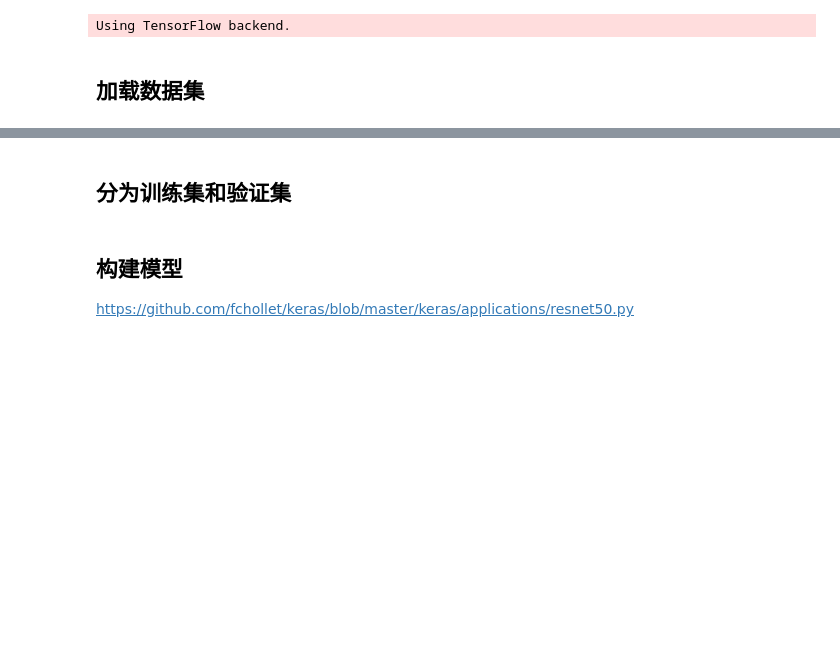
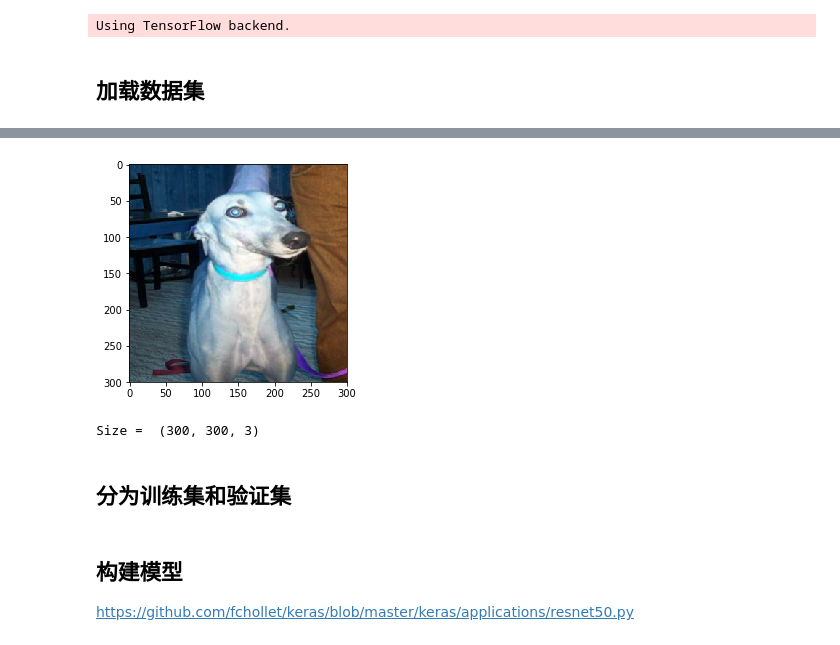
Before and after one commit to gyhkevin/udacity-ML-2, a Jupyter notebook: p7/dogs-vs-cats/transfer_learning.ipynb, the cells around one changed output, grey strips where cells are left out. Saved outputs shown, nothing was run; the diff lists cells and outputs as text; code cells hidden in the pictures; blank space fills up the shorter version.

```diff
--- a/p7/dogs-vs-cats/transfer_learning.ipynb
+++ b/p7/dogs-vs-cats/transfer_learning.ipynb
@@ -28,3 +43,10 @@ error: /Users/travis/build/skvark/opencv-python/opencv/modules/imgproc/src/resiz
+# %%
+plt.imshow(image_datas[21000], cmap='gray')
+plt.show()
+print("Size = ", image_datas[21000].shape)
+# %% [output]
+[figure, added]
+Size =  (300, 300, 3)
 # %% [markdown]
 ## 分为训练集和验证集
 # %%
```
Also changed, not shown: parts of 2 cells of this notebook, 4 other files.
